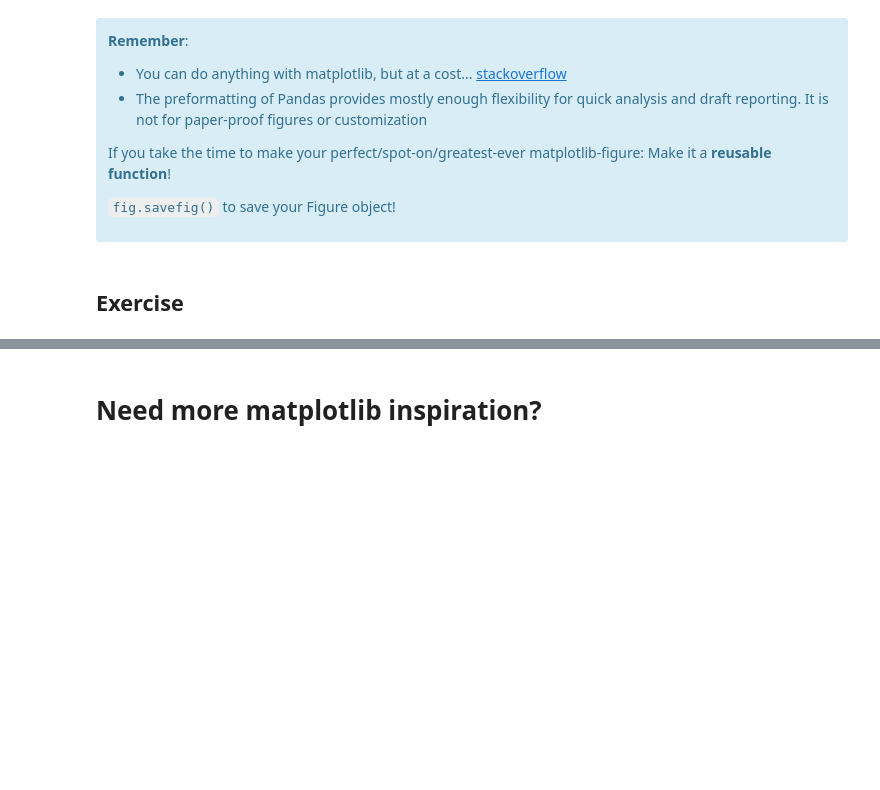
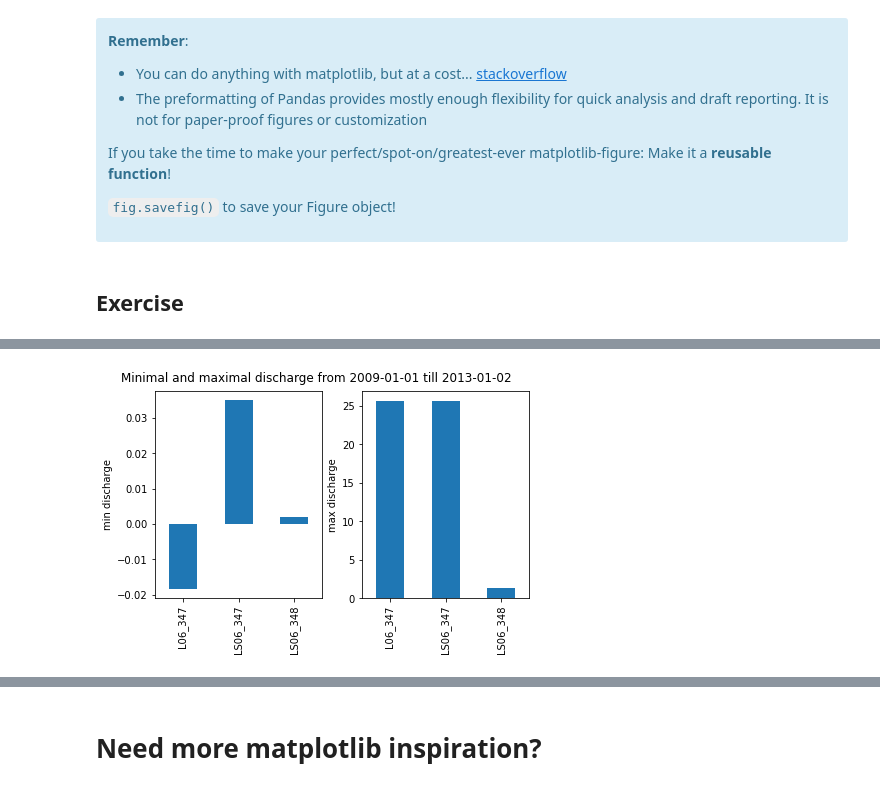
Before and after one commit to jorisvandenbossche/course-python-data, a Jupyter notebook: notebooks/visualization_01_matplotlib.ipynb, the cells around one changed output, grey strips where cells are left out. Saved outputs shown, nothing was run; the diff lists cells and outputs as text; code cells hidden in the pictures; blank space fills up the shorter version.

```diff
--- a/notebooks/visualization_01_matplotlib.ipynb
+++ b/notebooks/visualization_01_matplotlib.ipynb
@@ -482,0 +521,9 @@ If you take the time to make your perfect/spot-on/greatest-ever matplotlib-figur
+# %%
+fig, (ax0, ax1) = plt.subplots(1, 2, constrained_layout=True)
+
+flowdata.min().plot.bar(ylabel="min discharge", ax=ax0)
+flowdata.max().plot.bar(ylabel="max discharge", ax=ax1)
+
+fig.suptitle(f"Minimal and maximal discharge from {flowdata.index[0]:%Y-%m-%d} till {flowdata.index[-1]:%Y-%m-%d}");
+# %% [output]
+[figure, added]
```
Also changed, not shown: parts of 18 cells of this notebook, 1 other file.
